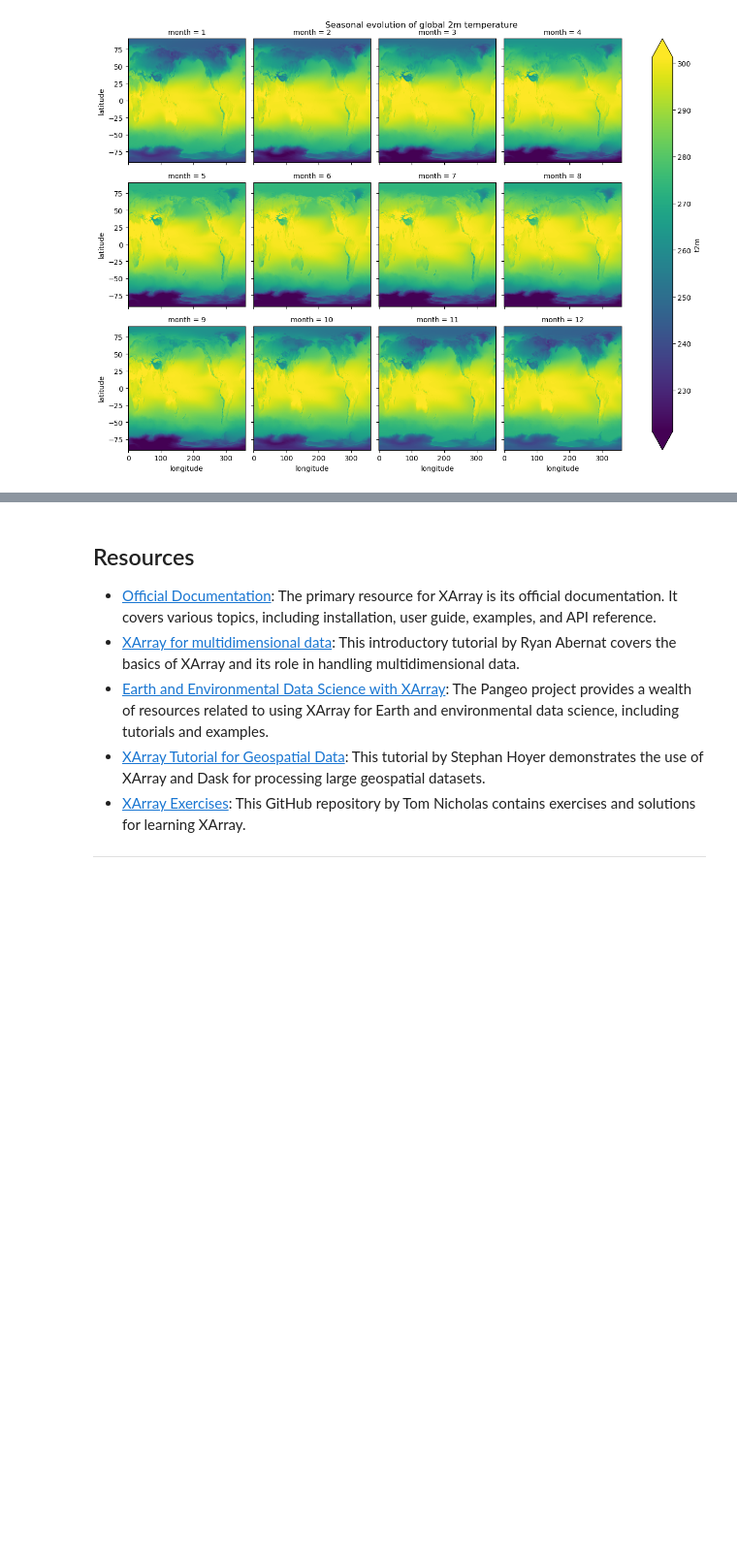
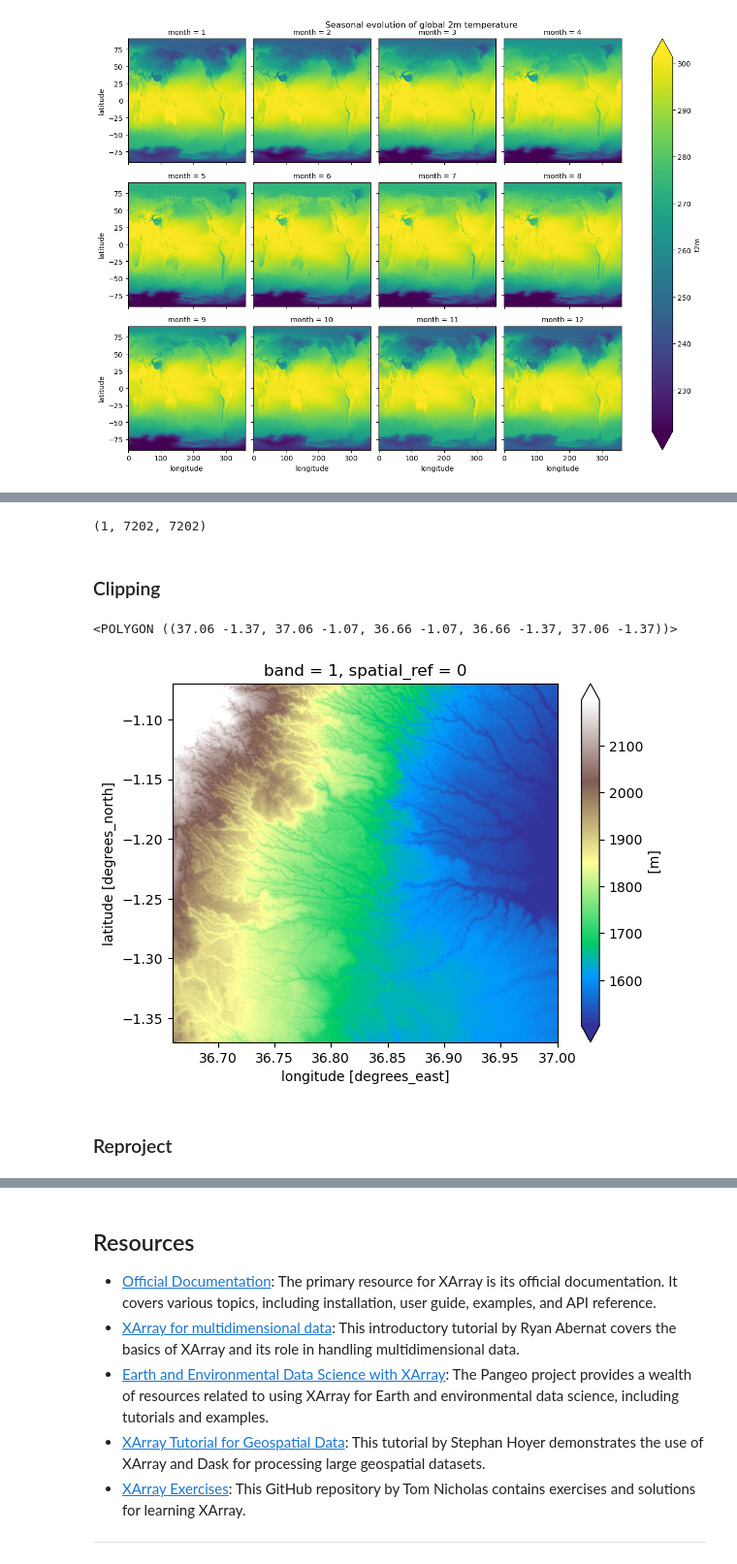
Before and after one commit to Akramz/geospatial-primer, a Jupyter notebook: 06-XArray.ipynb, the cells around one changed output, grey strips where cells are left out. Shown at 97% size. Saved outputs shown, nothing was run; the diff lists cells and outputs as text; code cells hidden in the pictures; blank space fills up the shorter version.

```diff
--- a/06-XArray.ipynb
+++ b/06-XArray.ipynb
@@ -685,0 +742,34 @@ plt.show()
+# %%
+# Set the upscale factor
+upscale_factor = 2
+
+# Get the new width and height based on the resampling factors
+new_width = ds.rio.width * upscale_factor
+new_height = ds.rio.height * upscale_factor
+
+# Resample the dataset
+resampled_ds = ds.rio.reproject(
+    ds.rio.crs,
+    shape=(new_height, new_width),
+    resampling=Resampling.bilinear
+)
+resampled_ds.shape
+# %% [output]
+(1, 7202, 7202)
+# %% [markdown]
+### Clipping
+# %%
+# Create the Nairobi box
+xmin, ymin, xmax, ymax = 36.66, -1.37, 37.06, -1.07
+nairobi_bbox = box(xmin, ymin, xmax, ymax)
+nairobi_bbox
+# %% [output]
+<POLYGON ((37.06 -1.37, 37.06 -1.07, 36.66 -1.07, 36.66 -1.37, 37.06 -1.37))>
+# %%
+# Clip & visualize
+clipped_ds = ds.rio.clip([nairobi_bbox])
+_ = clipped_ds.squeeze().plot(robust=True, cmap="terrain")
+# %% [output]
+[figure, added]
+# %% [markdown]
+### Reproject
```
Also changed, not shown: parts of 36 cells of this notebook, 3 other files.
